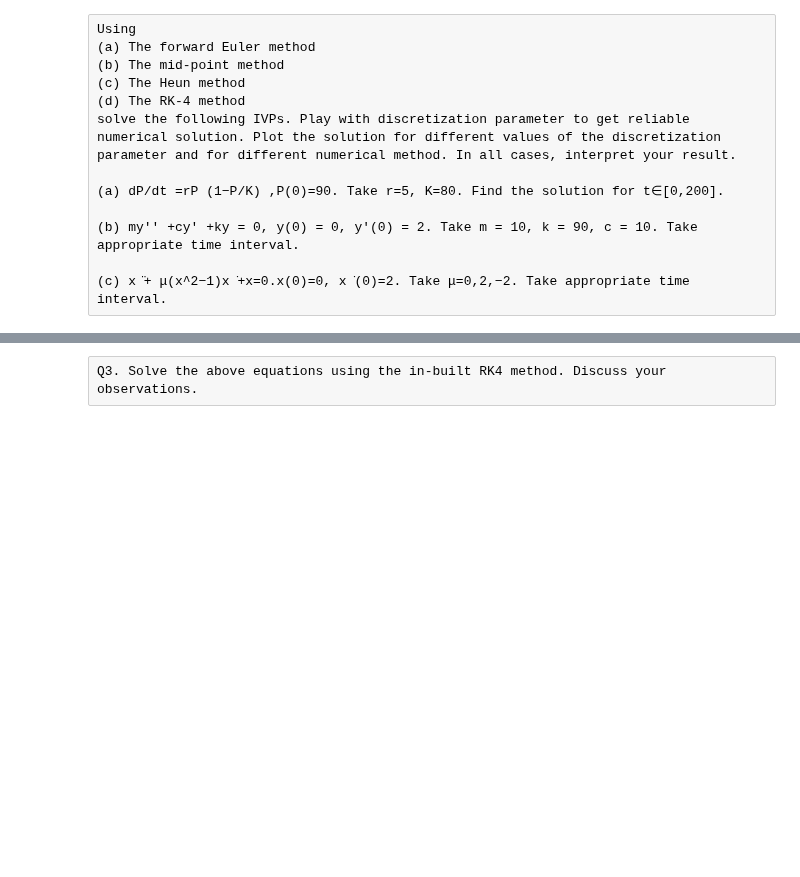
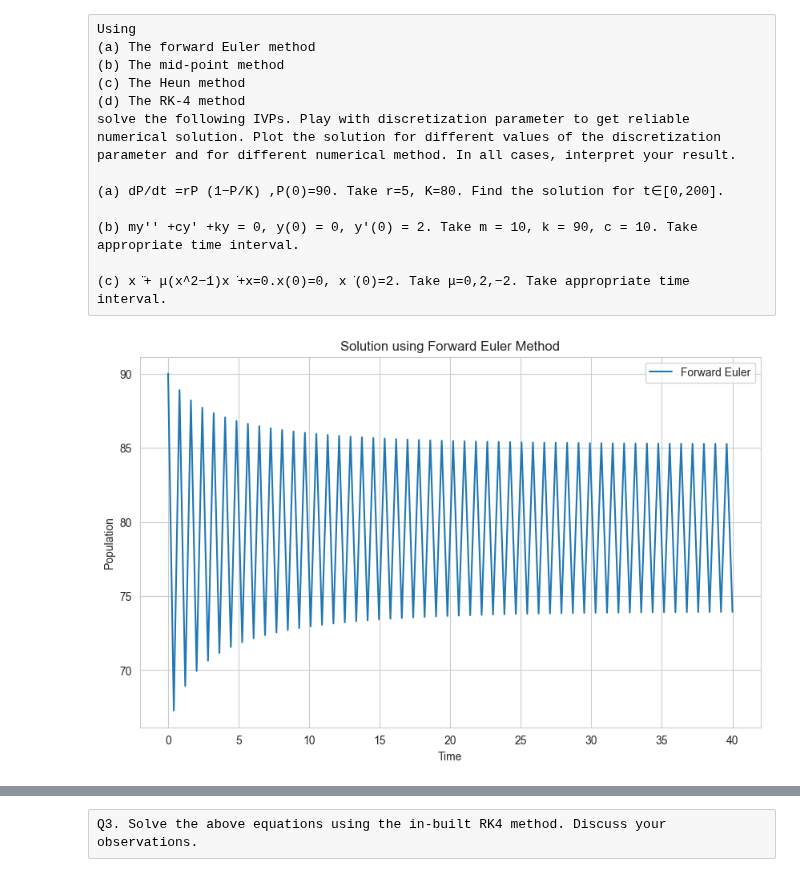
Before and after one commit to arsalanrex/Masters_IITj, a Jupyter notebook: Modelling and Simulations - III/tut1.ipynb, the cells around one changed output, grey strips where cells are left out. Cells and saved outputs as stored; diff of their text form; code cells hidden in the pictures; blank space fills up the shorter version.

```diff
--- a/Modelling and Simulations - III/tut1.ipynb
+++ b/Modelling and Simulations - III/tut1.ipynb
@@ -122,3 +122,103 @@ solve the following IVPs. Play with discretization parameter to get reliable num
 (c) x ̈+ μ(x^2−1)x ̇+x=0.x(0)=0, x ̇(0)=2. Take μ=0,2,−2. Take appropriate time interval.
 # %%
 # a. dP/dt =rP (1−P/K) ,P(0)=90. Take r=5, K=80. Find the solution for t∈[0,200].
+
+import numpy as np
+import matplotlib.pyplot as plt
+
+def forward_euler(f, P0, t):
+
+    P = np.zeros(len(t))
+    P[0] = P0
+    dt = t[1] - t[0]
+    for i in range(1, len(t)):
+        P[i] = P[i-1] + dt * f(t[i-1], P[i-1])
+    # Plot the solution
+    plt.figure(figsize=(10, 6))
+    plt.plot(t, P, label='Forward Euler')
+    plt.xlabel('Time')
+    plt.ylabel('Population')
+    plt.title('Solution using Forward Euler Method')
+    plt.legend()
+    plt.grid(True)
+    plt.show()
+    return P
+
+def midpoint_method(f, P0, t):
+
+    P = np.zeros(len(t))
+    P[0] = P0
+    dt = t[1] - t[0]
+    for i in range(1, len(t)):
+        P_half = P[i-1] + 0.5 * dt * f(t[i-1], P[i-1])
+        P[i] = P[i-1] + dt * f(t[i-1] + 0.5 * dt, P_half)
+    # Plot the solution
+    plt.figure(figsize=(10, 6))
+    plt.plot(t, P, label='Midpoint Method')
+    plt.xlabel('Time')
+    plt.ylabel('Population')
+    plt.title('Solution using Midpoint Method')
+    plt.legend()
+    plt.grid(True)
+    plt.show()
+    return P
+
+def heun_method(f, P0, t):
+
+    P = np.zeros(len(t))
+    P[0] = P0
+    dt = t[1] - t[0]
+    for i in range(1, len(t)):
+        k1 = f(t[i-1], P[i-1])
+        k2 = f(t[i-1] + dt, P[i-1] + dt * k1)
+        P[i] = P[i-1] + 0.5 * dt * (k1 + k2)
+    # Plot the solution
+    plt.figure(figsize=(10, 6))
+    plt.plot(t, P, label='Heun Method')
+    plt.xlabel('Time')
+    plt.ylabel('Population')
+    plt.title('Solution using Heun Method')
+    plt.legend()
+    plt.grid(True)
+    plt.show()
+    return P
+
+def rk4_method(f, P0, t):
+
+    P = np.zeros(len(t))
+    P[0] = P0
+    dt = t[1] - t[0]
+    for i in range(1, len(t)):
+        k1 = f(t[i-1], P[i-1])
+        k2 = f(t[i-1] + 0.5*dt, P[i-1] + 0.5*dt*k1)
+        k3 = f(t[i-1] + 0.5*dt, P[i-1] + 0.5*dt*k2)
+        k4 = f(t[i-1] + dt, P[i-1] + dt*k3)
+        P[i] = P[i-1] + (dt / 6.0) * (k1 + 2*k2 + 2*k3 + k4)
+    # Plot the solution
+    plt.figure(figsize=(10, 6))
+    plt.plot(t, P, label='RK-4 Method')
+    plt.xlabel('Time')
+    plt.ylabel('Population')
+    plt.title('Solution using RK-4 Method')
+    plt.legend()
+    plt.grid(True)
+    plt.show()
+    return P
+
+# Define the logistic growth differential equation
+def f(t, P):
+    r = 5
+    K = 80
+    return r * P * (1 - P / K)
+
+# Define initial conditions
+P0 = 90
+t = np.linspace(0, 40, 100)  # Time points from 0 to 200
+
+# Solve using different methods and plot the solutions
+forward_euler_solution = forward_euler(f, P0, t)
+midpoint_solution = midpoint_method(f, P0, t)
+heun_solution = heun_method(f, P0, t)
+rk4_solution = rk4_method(f, P0, t)
+# %% [output]
+[figure, added]
```
Also changed, not shown: parts of 1 cell of this notebook, 3 other files.
